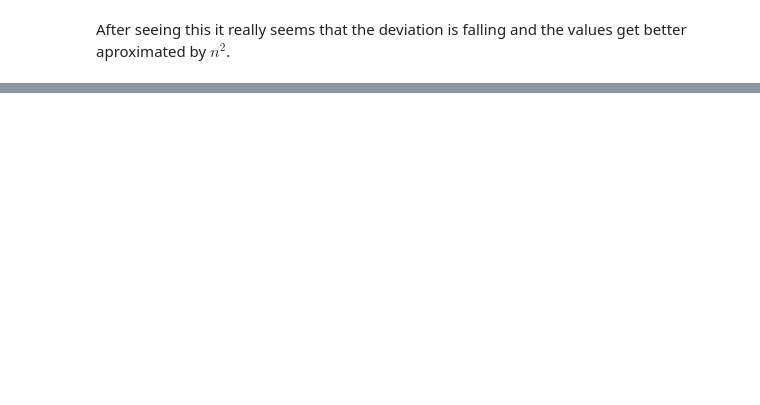
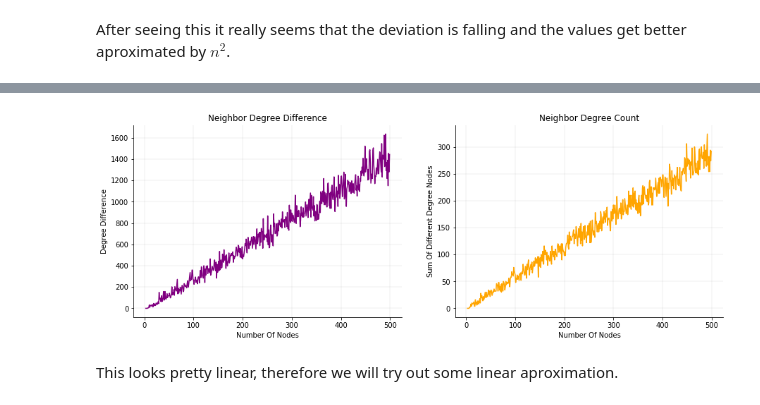
Before and after one commit to kuco23/Sigma-Irregularity, a Jupyter notebook: library_implementation.ipynb, the cells around one changed output, grey strips where cells are left out. Saved outputs shown, nothing was run; the diff lists cells and outputs as text; code cells hidden in the pictures; blank space fills up the shorter version.

```diff
--- a/library_implementation.ipynb
+++ b/library_implementation.ipynb
@@ -174,12 +174,14 @@ We can also read a file which we made after running SA algorithm on nodes up to
 # %%
 import json
 
-with open('data.json', 'r') as file:
-    data = json.load(file)
+with open('test_results/sigma_ratio_700.json', 'r') as file:
+    sigma_ratio_results = json.load(file)
 
-node_range = range(3, 3 + len(data))
-ax = defaultPlotTemplate('Sigma Irregularity', 'Number Of Nodes', 'Sigma Ratio')
-ax.plot(node_range, data, 'purple')
+node_range = range(3, 3 + len(sigma_ratio_results))
+fig, ax = plt.subplots(figsize=(10, 5))
+setAxDefaults(ax, 'Sigma Irregularity', 'Number Of Nodes', 'Sigma Ratio')
+
+ax.plot(node_range, sigma_ratio_results, 'purple')
 plt.show()
 # %% [output]
 [figure]
@@ -204,0 +214,18 @@ After seeing this it really seems that the deviation is falling and the values g
+# %%
+with open('test_results/degree_diff_500.json') as file:
+    degree_diff = json.load(file)
+
+count, deg_sum = list(zip(*degree_diff))
+node_range = range(3, 3 + len(degree_diff))
+
+fig, (ax1, ax2) = plt.subplots(1, 2, figsize=(15, 5))
+setAxDefaults(ax1, 'Neighbor Degree Difference', 'Number Of Nodes', 'Degree Difference')
+setAxDefaults(ax2, 'Neighbor Degree Count', 'Number Of Nodes', 'Sum Of Different Degree Nodes')
+
+ax1.plot(node_range, deg_sum, 'purple')
+ax2.plot(node_range, count, 'orange')
+plt.show()
+# %% [output]
+[figure, added]
+# %% [markdown]
+This looks pretty linear, therefore we will try out some linear aproximation.
```
Also changed, not shown: parts of 18 cells of this notebook, 17 other files.
